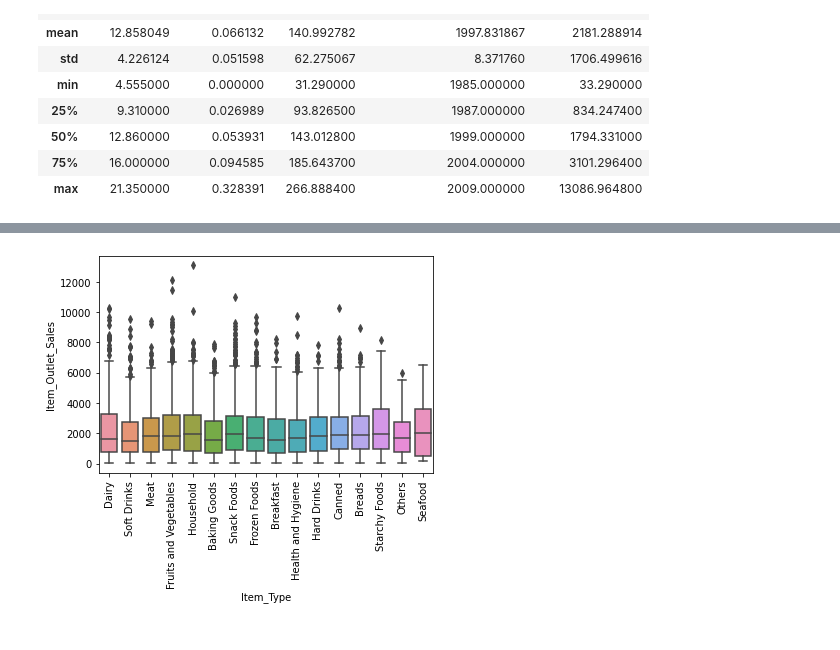
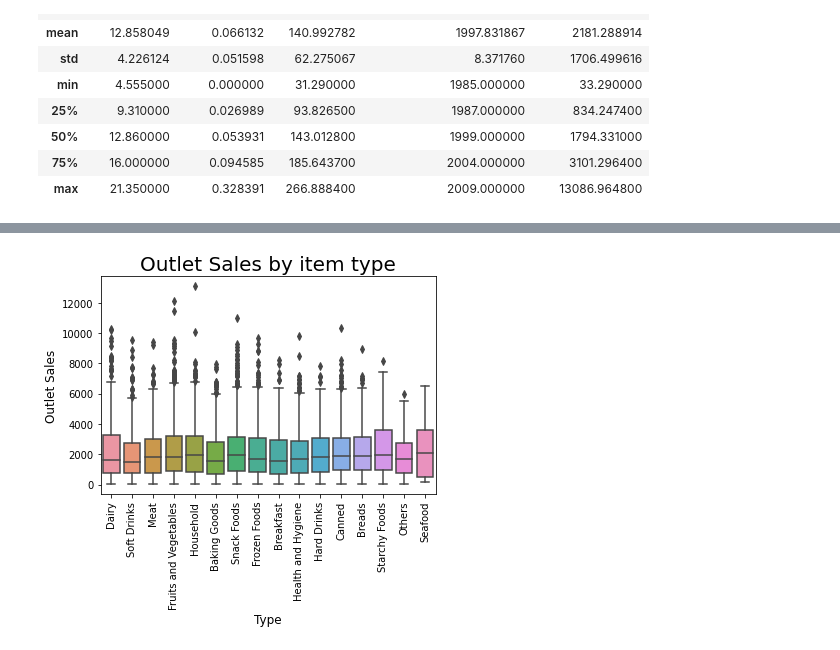
Before and after one commit to ivnizhnik/Sales_Predictions_DataScienceProject, a Jupyter notebook: Sales_Predictions_DataScienceProject.ipynb, the cells around one changed output, grey strips where cells are left out. Cells and saved outputs as stored; diff of their text form; code cells hidden in the pictures.

```diff
--- a/Sales_Predictions_DataScienceProject.ipynb
+++ b/Sales_Predictions_DataScienceProject.ipynb
@@ -551,5 +562,8 @@ Name: Item_Type, dtype: int64
 # %%
 sns.boxplot(x='Item_Type', y='Item_Outlet_Sales', data=df)
 plt.xticks(rotation = 90);
+plt.title('Outlet Sales by item type', fontsize = 20, c='k');
+plt.xlabel('Type', fontsize = 12);
+plt.ylabel('Outlet Sales', fontsize = 12);
 # %% [output]
-[figure, old version]
+[figure, new version]
```
Also changed, not shown: parts of 12 cells of this notebook.
